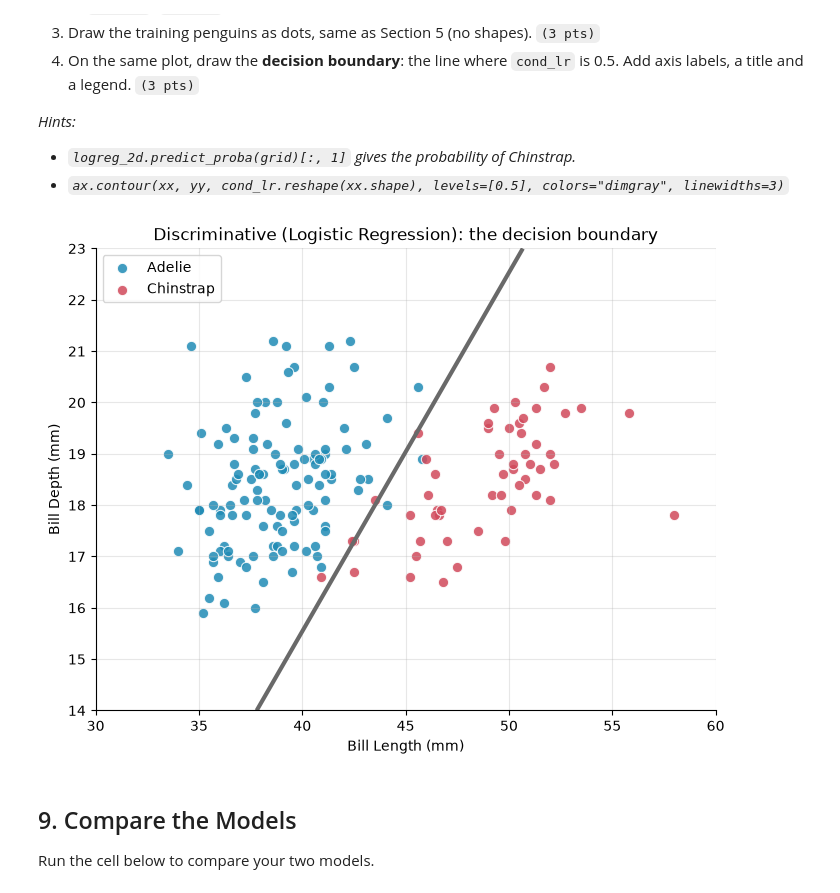
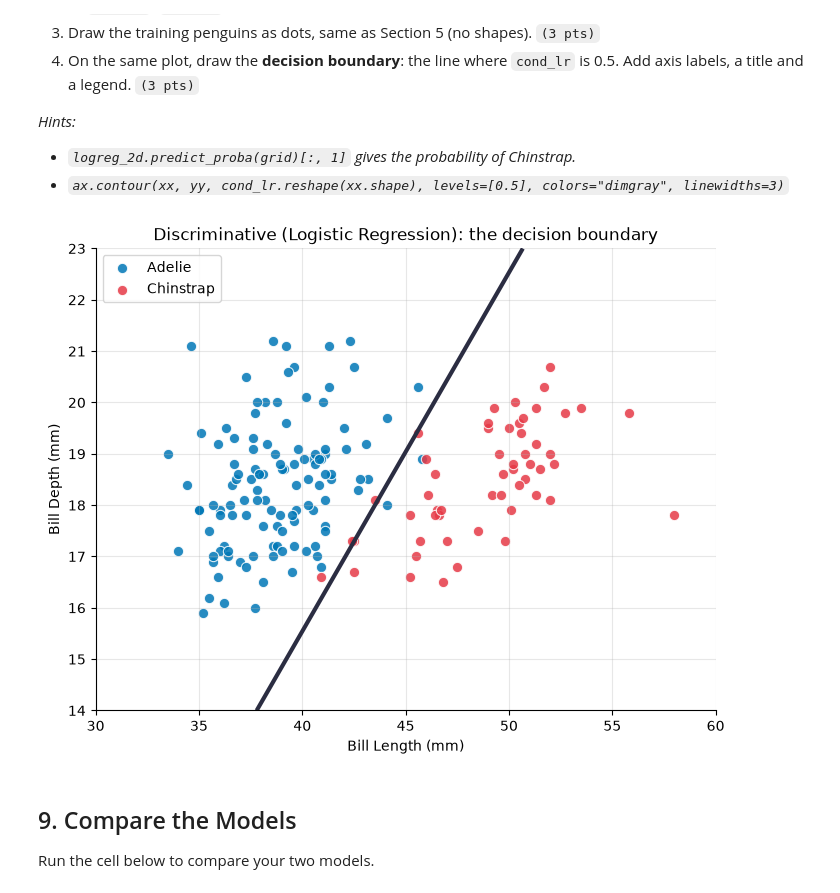
Before and after one commit to flexycode/Talosig_SY-26-27-CCADMACL_EXERCISES, a Jupyter notebook: Exercises/Exercise_1_Talosig.ipynb, the cells around one changed output. Drawn from its saved outputs; the diff is of its cells as text; code cells hidden in the pictures.

```diff
--- a/Exercises/Exercise_1_Talosig.ipynb
+++ b/Exercises/Exercise_1_Talosig.ipynb
@@ -115,7 +115,7 @@ X_test,  y_test  = test[features],  test["Species"]
 xx, yy = np.meshgrid(np.linspace(30, 60, 300), np.linspace(14, 23, 300))
 grid = pd.DataFrame({"BillLength": xx.ravel(), "BillDepth": yy.ravel()})
 
-colors = {0: "#1f8bb5", 1: "#d1495b"}
+colors = {0: "#0077b6", 1: "#e63946"}
 labels = {0: "Adelie", 1: "Chinstrap"}
 
 print("Train:", X_train.shape, " Test:", X_test.shape)
@@ -256,30 +256,30 @@ Same as Section 5: for the plot, train a small copy of the model that uses only
 # %%
 # 1. Small copy of the model with only BillLength and BillDepth, so we can draw it
 logreg_2d = LogisticRegression(max_iter=1000)
 logreg_2d.fit(X_train[["BillLength", "BillDepth"]], y_train)
 
 # 2. Conditional probability of Chinstrap for every grid point
 cond_lr = logreg_2d.predict_proba(grid)[:, 1]
 
 fig, ax = plt.subplots(figsize=(8, 6))
 
 # 3. The penguins of each group
 for k in [0, 1]:
     ax.scatter(X_train.loc[y_train == k, "BillLength"], X_train.loc[y_train == k, "BillDepth"],
                c=colors[k], edgecolors="white", linewidths=0.8, s=55, alpha=0.85, label=labels[k])
 
 # 4. Decision boundary = where the model is 50/50
-ax.contour(xx, yy, cond_lr.reshape(xx.shape), levels=[0.5], colors="dimgray", linewidths=3)
+ax.contour(xx, yy, cond_lr.reshape(xx.shape), levels=[0.5], colors="#2b2d42", linewidths=3)
 
 ax.set_xlabel("Bill Length (mm)")
 ax.set_ylabel("Bill Depth (mm)")
 ax.set_title("Discriminative (Logistic Regression): the decision boundary")
 ax.grid(alpha=0.3)
 ax.spines[["top", "right"]].set_visible(False)
 ax.legend(loc="upper left")
 plt.show()
 # %% [output]
-[figure, old version]
+[figure, new version]
 # %% [markdown]
 ## 9. Compare the Models
 
```
Also changed, not shown: parts of 2 cells of this notebook.
